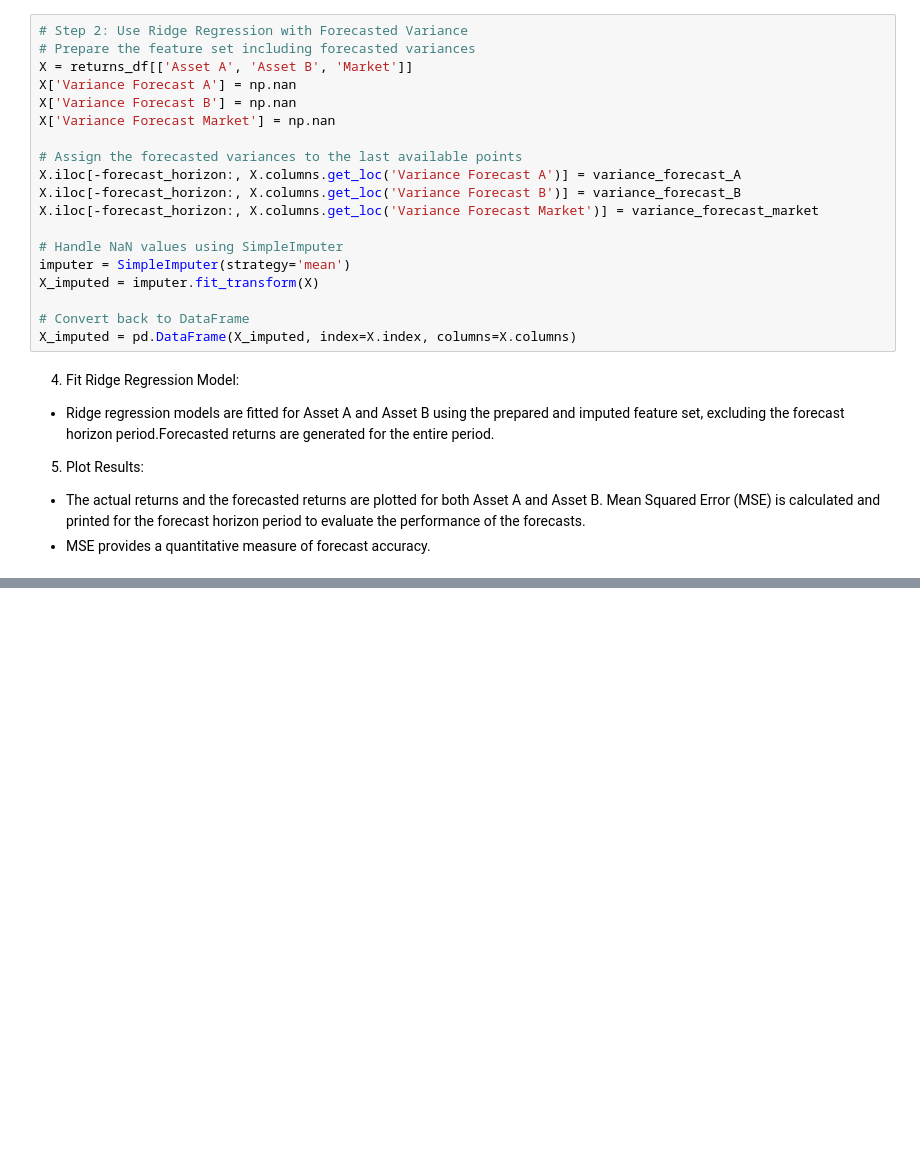
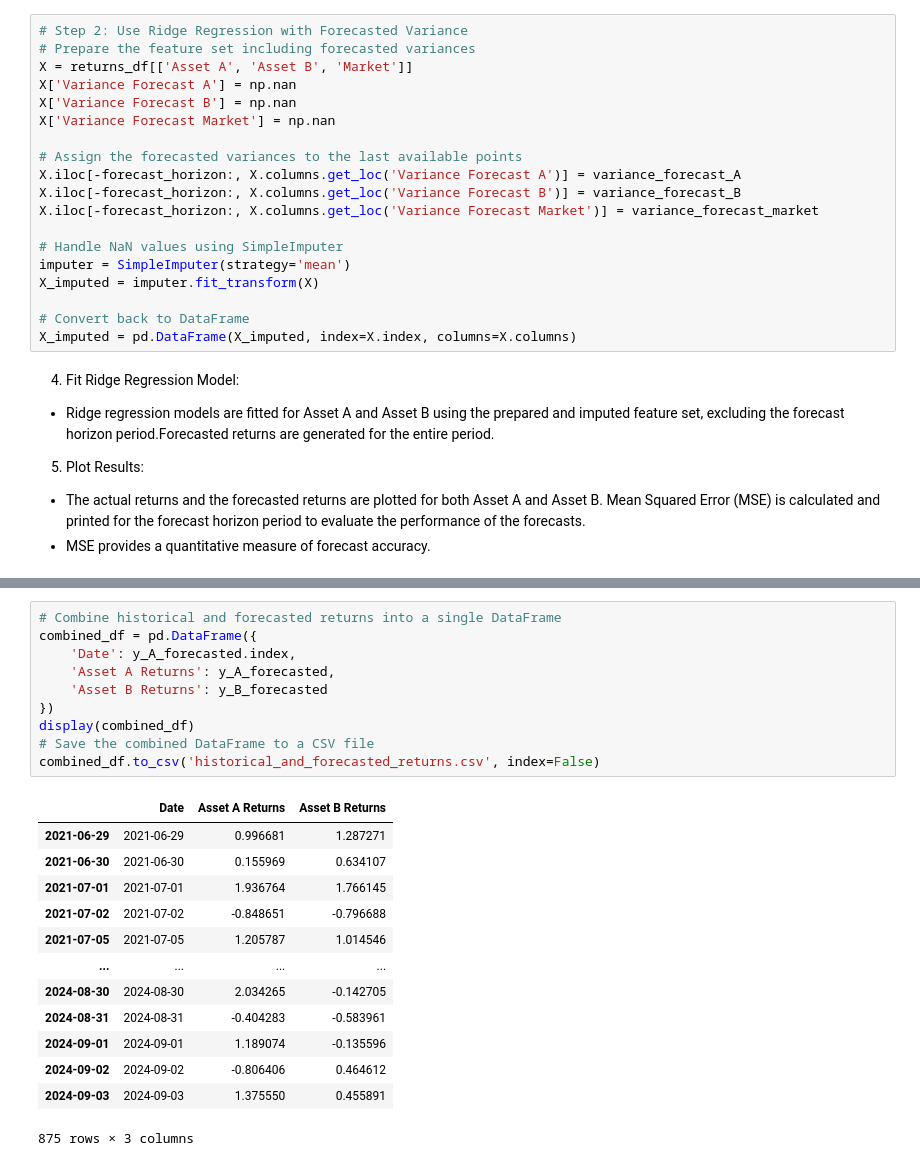
Before and after one commit to YZehar2/asset_returns_analysis_and_forecast, a Jupyter notebook: returns_analysis.ipynb, the cells around one changed output, grey strips where cells are left out. Drawn from its saved outputs; the diff is of its cells as text; blank space fills up the shorter version.

```diff
--- a/returns_analysis.ipynb
+++ b/returns_analysis.ipynb
@@ -489,0 +572,24 @@ results_df.to_csv('forecasted_returns.csv', index=False)
+# %%
+# Combine historical and forecasted returns into a single DataFrame
+combined_df = pd.DataFrame({
+    'Date': y_A_forecasted.index,
+    'Asset A Returns': y_A_forecasted,
+    'Asset B Returns': y_B_forecasted
+})
+display(combined_df)
+# Save the combined DataFrame to a CSV file
+combined_df.to_csv('historical_and_forecasted_returns.csv', index=False)
+# %% [output]
+|  | Date | Asset A Returns | Asset B Returns |
+| 2021-06-29 | 2021-06-29 | 0.996681 | 1.287271 |
+| 2021-06-30 | 2021-06-30 | 0.155969 | 0.634107 |
+| 2021-07-01 | 2021-07-01 | 1.936764 | 1.766145 |
+| 2021-07-02 | 2021-07-02 | -0.848651 | -0.796688 |
+| 2021-07-05 | 2021-07-05 | 1.205787 | 1.014546 |
+| ... | ... | ... | ... |
+| 2024-08-30 | 2024-08-30 | 2.034265 | -0.142705 |
+| 2024-08-31 | 2024-08-31 | -0.404283 | -0.583961 |
+| 2024-09-01 | 2024-09-01 | 1.189074 | -0.135596 |
+| 2024-09-02 | 2024-09-02 | -0.806406 | 0.464612 |
+| 2024-09-03 | 2024-09-03 | 1.375550 | 0.455891 |
+875 rows × 3 columns
```
Also changed, not shown: parts of 14 cells of this notebook.
